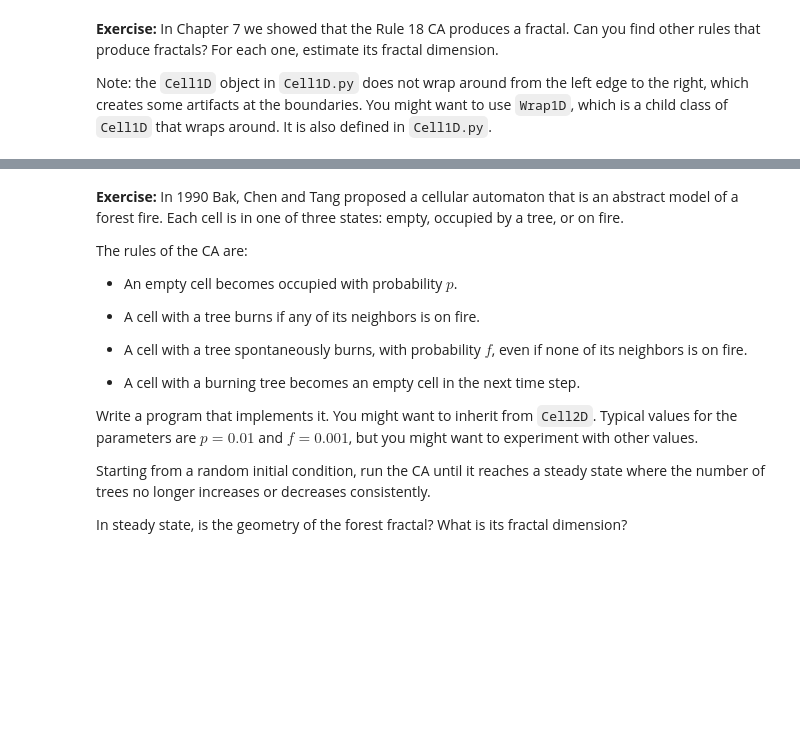
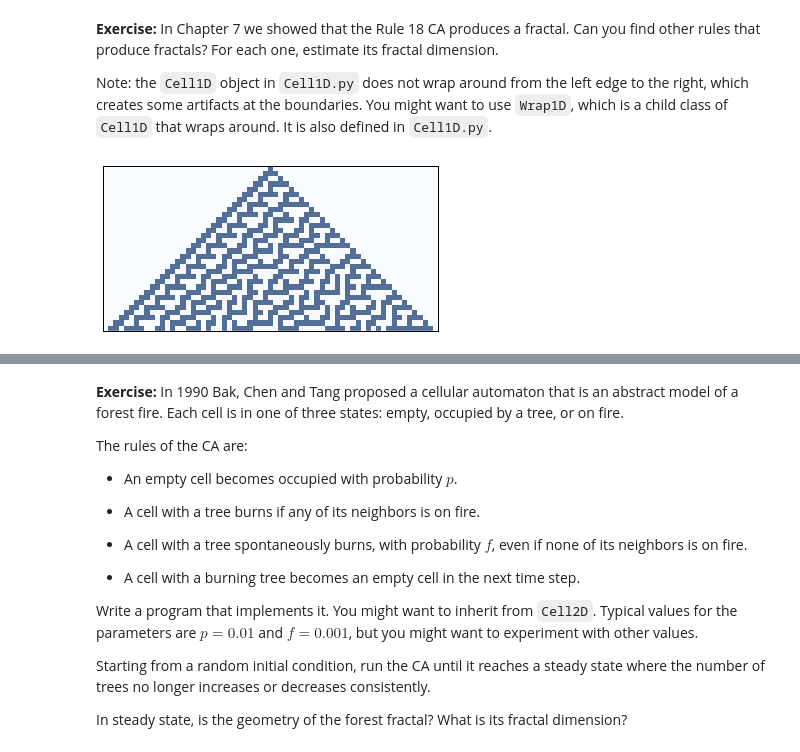
Before and after one commit to AllenDowney/ThinkComplexity2, a Jupyter notebook: code/chap07.ipynb, the cells around one changed output, grey strips where cells are left out. Cells and saved outputs as stored; diff of their text form; code cells hidden in the pictures; blank space fills up the shorter version.

```diff
--- a/code/chap07.ipynb
+++ b/code/chap07.ipynb
@@ -760,0 +749,5 @@ Note: the `Cell1D` object in `Cell1D.py` does not wrap around from the left edge
+# %%
+# Rule 30 CA
+draw_ca(30)
+# %% [output]
+[figure, added]
```
Also changed, not shown: parts of 39 cells of this notebook, 9 other files.
